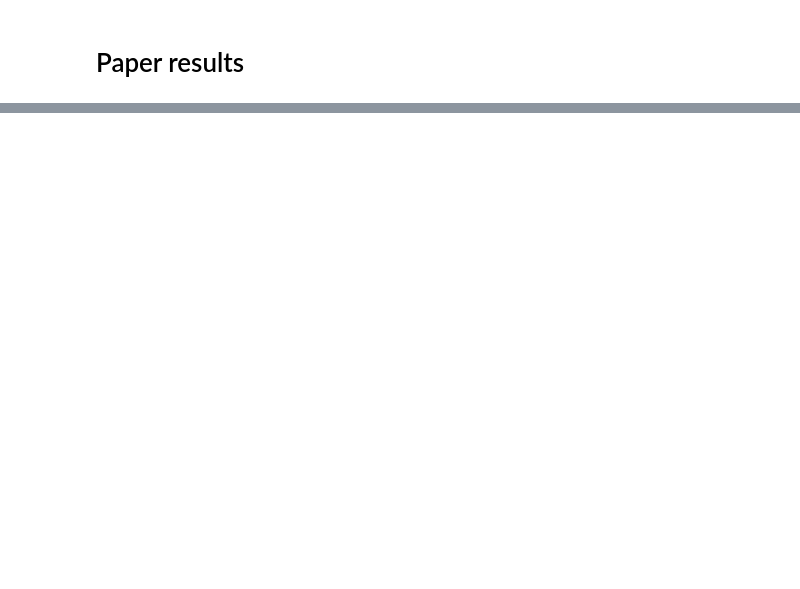
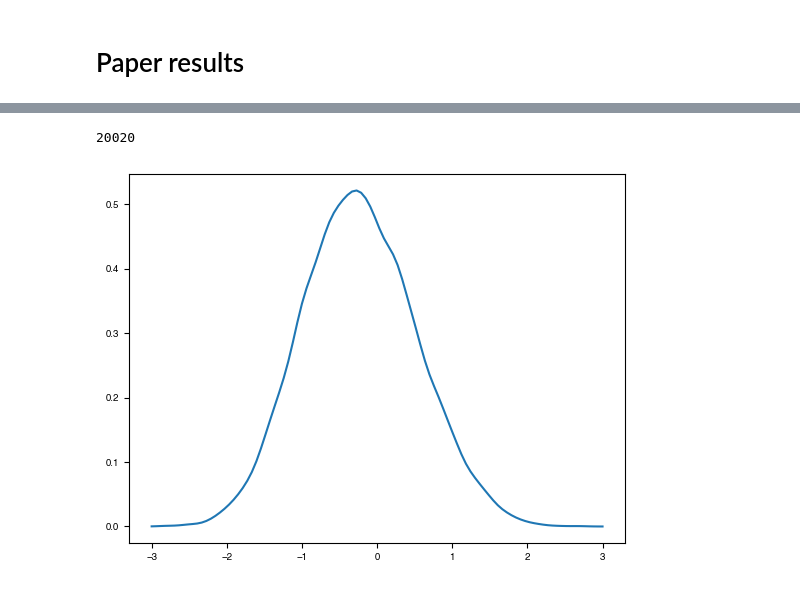
Before and after one commit to CUQI-DTU/Paper-Cochlear, a Jupyter notebook: paper_figures_v3_presentation.ipynb, the cells around one changed output, grey strips where cells are left out. Saved outputs shown, nothing was run; the diff lists cells and outputs as text; code cells hidden in the pictures; blank space fills up the shorter version.

```diff
--- a/paper_figures_v3_presentation.ipynb
+++ b/paper_figures_v3_presentation.ipynb
@@ -202,0 +123,13 @@ a*L/d -8.169158497308501
+# %%
+all_samples_a_array = np.array(all_samples_a).flatten()
+# plot KDE
+fig, ax = plt.subplots(1,1)
+from scipy.stats import gaussian_kde
+kde = gaussian_kde(all_samples_a_array)
+x = np.linspace(-3, 3, 100)
+y = kde(x)
+ax.plot(x, y)
+print(len(all_samples_a_array))
+# %% [output]
+20020
+[figure, added]
```
Also changed, not shown: parts of 3 cells of this notebook.
